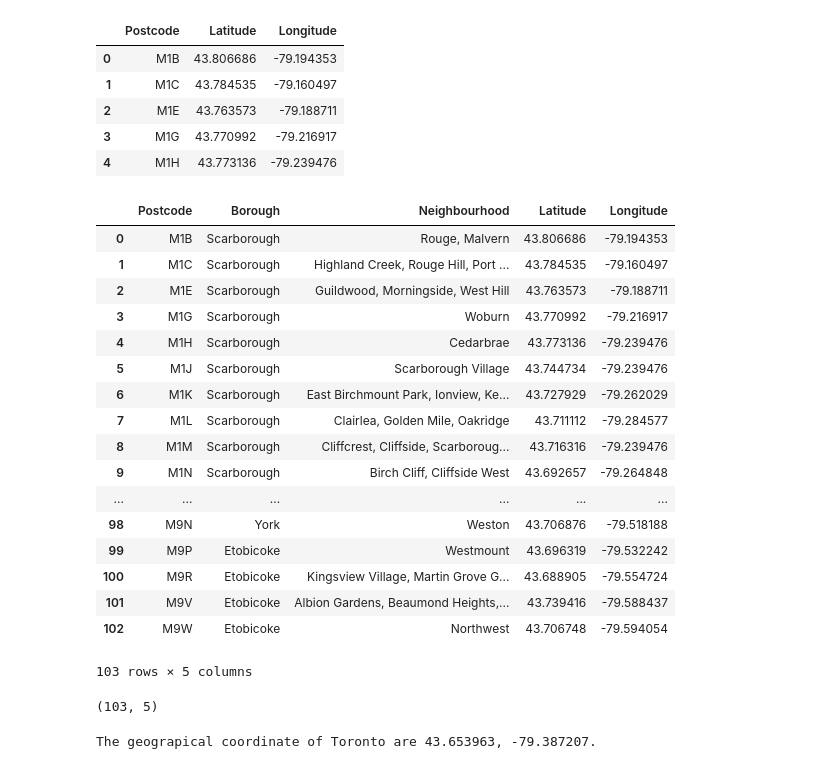
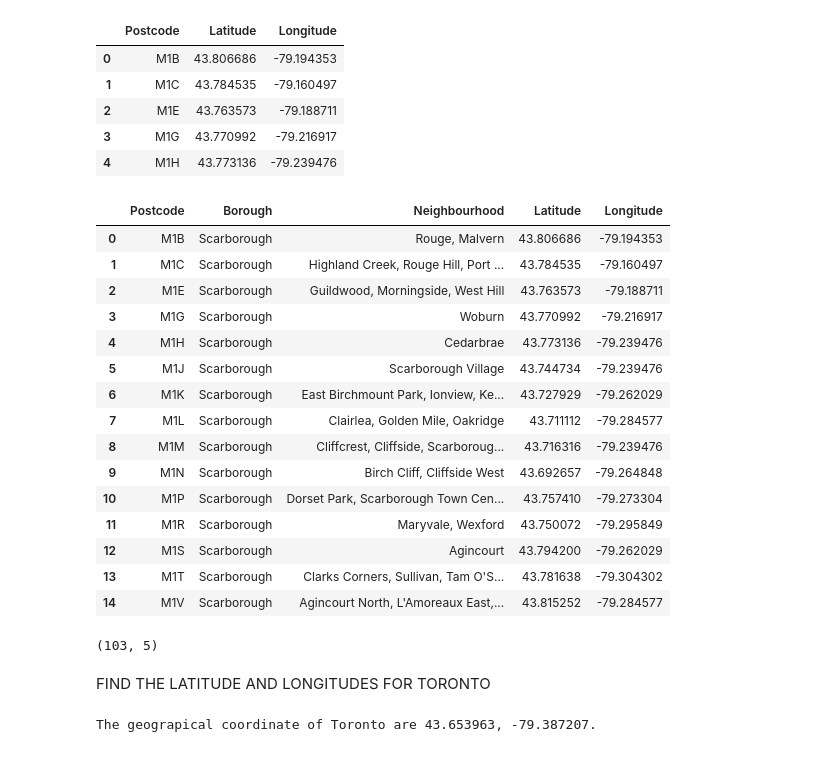
Before and after one commit to Amrutha1978/Segmenting-and-clustering, a Jupyter notebook: CLUSTERING AND EXPLORING NEIGHBORHOODS.ipynb, the cells around one changed output. Drawn from its saved outputs; the diff is of its cells as text; code cells hidden in the pictures.

```diff
--- a/CLUSTERING AND EXPLORING NEIGHBORHOODS.ipynb
+++ b/CLUSTERING AND EXPLORING NEIGHBORHOODS.ipynb
@@ -75,26 +72,24 @@ location.head()
 | 4 | M1H | 43.773136 | -79.239476 |
 # %%
 lcanada  = pd.merge(ncanada, location, on='Postcode')
-lcanada.head(105)
+lcanada.head(15)
 # %% [output]
 |  | Postcode | Borough | Neighbourhood | Latitude | Longitude |
 | 0 | M1B | Scarborough | Rouge, Malvern | 43.806686 | -79.194353 |
 | 1 | M1C | Scarborough | Highland Creek, Rouge Hill, Port ... | 43.784535 | -79.160497 |
 | 2 | M1E | Scarborough | Guildwood, Morningside, West Hill | 43.763573 | -79.188711 |
 | 3 | M1G | Scarborough | Woburn | 43.770992 | -79.216917 |
 | 4 | M1H | Scarborough | Cedarbrae | 43.773136 | -79.239476 |
 | 5 | M1J | Scarborough | Scarborough Village | 43.744734 | -79.239476 |
 | 6 | M1K | Scarborough | East Birchmount Park, Ionview, Ke... | 43.727929 | -79.262029 |
 | 7 | M1L | Scarborough | Clairlea, Golden Mile, Oakridge | 43.711112 | -79.284577 |
 | 8 | M1M | Scarborough | Cliffcrest, Cliffside, Scarboroug... | 43.716316 | -79.239476 |
 | 9 | M1N | Scarborough | Birch Cliff, Cliffside West | 43.692657 | -79.264848 |
-| ... | ... | ... | ... | ... | ... |
-| 98 | M9N | York | Weston | 43.706876 | -79.518188 |
-| 99 | M9P | Etobicoke | Westmount | 43.696319 | -79.532242 |
-| 100 | M9R | Etobicoke | Kingsview Village, Martin Grove G... | 43.688905 | -79.554724 |
-| 101 | M9V | Etobicoke | Albion Gardens, Beaumond Heights,... | 43.739416 | -79.588437 |
-| 102 | M9W | Etobicoke | Northwest | 43.706748 | -79.594054 |
+| 10 | M1P | Scarborough | Dorset Park, Scarborough Town Cen... | 43.757410 | -79.273304 |
+| 11 | M1R | Scarborough | Maryvale, Wexford | 43.750072 | -79.295849 |
+| 12 | M1S | Scarborough | Agincourt | 43.794200 | -79.262029 |
+| 13 | M1T | Scarborough | Clarks Corners, Sullivan, Tam O'S... | 43.781638 | -79.304302 |
+| 14 | M1V | Scarborough | Agincourt North, L'Amoreaux East,... | 43.815252 | -79.284577 |
-103 rows × 5 columns
 # %%
 lcanada.shape
 # %% [output]
@@ -105,6 +100,8 @@ import json # library to handle JSON files
 
 import requests # library to handle requests
 from pandas.io.json import json_normalize # tranform JSON file into a pandas dataframe
+# %% [markdown]
+FIND THE LATITUDE AND LONGITUDES FOR TORONTO
 # %%
 address = 'Toronto, CA'
 
```
Also changed, not shown: parts of 34 cells of this notebook.
